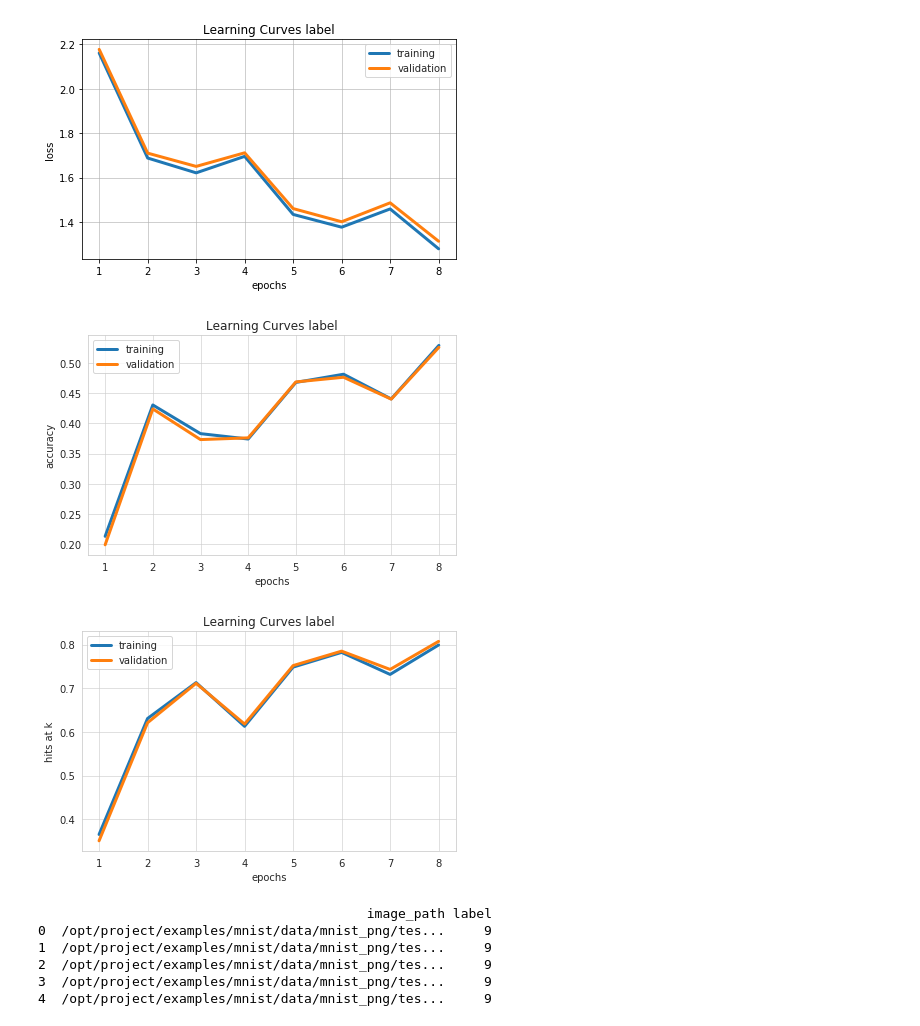
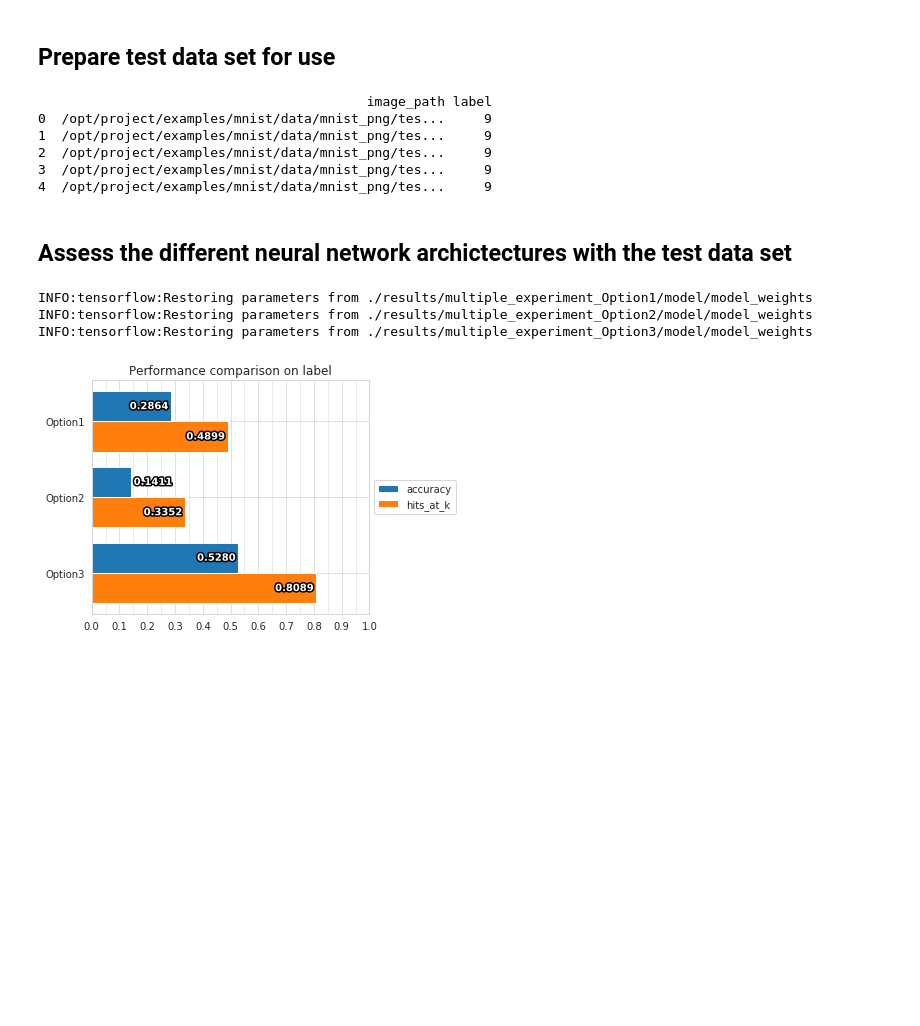
Before and after one commit to ludwig-ai/ludwig, a Jupyter notebook: examples/mnist/visualize_model_test_results.ipynb, the cells around one changed output. Cells and saved outputs as stored; diff of their text form; code cells hidden in the pictures; blank space fills up the shorter version.

Commit message:
feat: added second visualization

```diff
--- a/examples/mnist/visualize_model_test_results.ipynb
+++ b/examples/mnist/visualize_model_test_results.ipynb
@@ -29,32 +10,54 @@ train_stats
+# %% [markdown]
+## Prepare test data set for use
+# %%
+# create test dataframe
+test_data = {'image_path': [], 'label': []}
+current_dir = os.getcwd()
+test_dir = os.path.join(current_dir, 'data', 'mnist_png', 'testing')
+for label in os.listdir(test_dir):
+    files = os.listdir(os.path.join(test_dir, label))
+    test_data['image_path'] += [os.path.join(test_dir, label, f) for f in files]
+    test_data['label'] += len(files) * [label]
+
+# collect data into a data frame
+test_df = pd.DataFrame(test_data)
+print(test_df.head())
+# %% [output]
+                                          image_path label
+0  /opt/project/examples/mnist/data/mnist_png/tes...     9
+1  /opt/project/examples/mnist/data/mnist_png/tes...     9
+2  /opt/project/examples/mnist/data/mnist_png/tes...     9
+3  /opt/project/examples/mnist/data/mnist_png/tes...     9
+4  /opt/project/examples/mnist/data/mnist_png/tes...     9
+# %% [markdown]
+## Assess the different neural network archictectures with the test data set
+# %%
+# get list of models to visualize results
+models_list = ['Option1', 'Option2', 'Option3']
+test_stats_list = []
+preds_list = []
+
+for m in models_list:
+    # retrieve a trained model
+    model = LudwigModel.load('./results/multiple_experiment_'+ m + '/model')
+
+    # make predictions
+    pred_df, test_stats = model.test(data_df=test_df)
+
+    # collect test statsitics
+    preds_list.append(pred_df['label_predictions'])
+    test_stats_list.append(test_stats)
+# %% [output]
+INFO:tensorflow:Restoring parameters from ./results/multiple_experiment_Option1/model/model_weights
+INFO:tensorflow:Restoring parameters from ./results/multiple_experiment_Option2/model/model_weights
+INFO:tensorflow:Restoring parameters from ./results/multiple_experiment_Option3/model/model_weights
 # %%
-learning_curves(
-  [train_stats],
+compare_performance(
+  test_stats_list,
   'label',
-  model_names=None,
+  model_names=models_list,
   output_directory='./viz2',
   file_format='png'
 )
 # %% [output]
-[figure, old version]
+[figure, new version]
-[figure, removed]
-[figure, removed]
-# %%
-# create data set for predictions
-test_data = {'image_path': [], 'label': []}
-current_dir = os.getcwd()
-test_dir = os.path.join(current_dir, 'data', 'mnist_png', 'testing')
-for label in os.listdir(test_dir):
-    files = os.listdir(os.path.join(test_dir, label))
-    test_data['image_path'] += [os.path.join(test_dir, label, f) for f in files]
-    test_data['label'] += len(files) * [label]
-
-# collect data into a data frame
-test_df = pd.DataFrame(test_data)
-print(test_df.head())
-# %% [output]
-                                          image_path label
-0  /opt/project/examples/mnist/data/mnist_png/tes...     9
-1  /opt/project/examples/mnist/data/mnist_png/tes...     9
-2  /opt/project/examples/mnist/data/mnist_png/tes...     9
-3  /opt/project/examples/mnist/data/mnist_png/tes...     9
-4  /opt/project/examples/mnist/data/mnist_png/tes...     9
```
Also changed, not shown: parts of 6 cells of this notebook.
